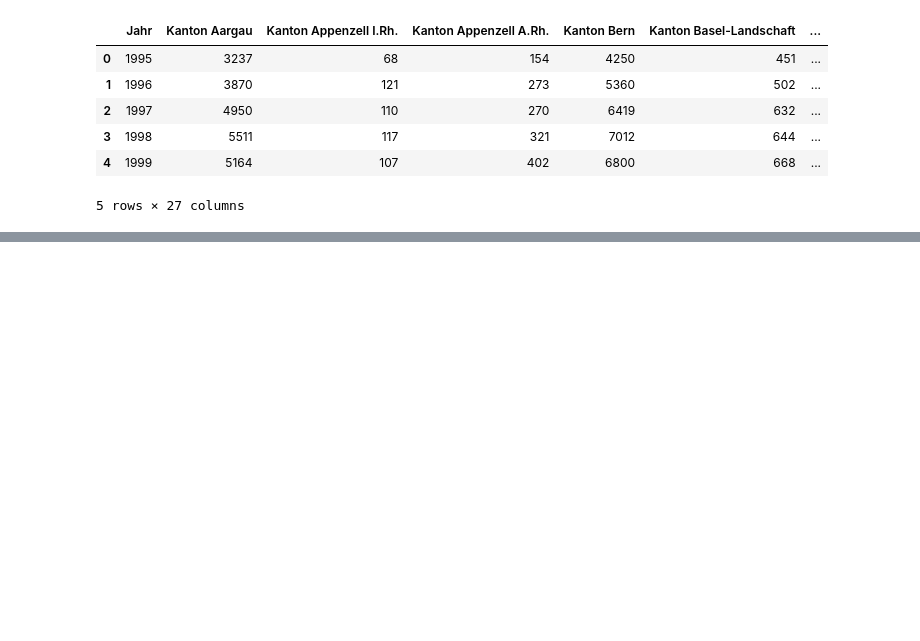
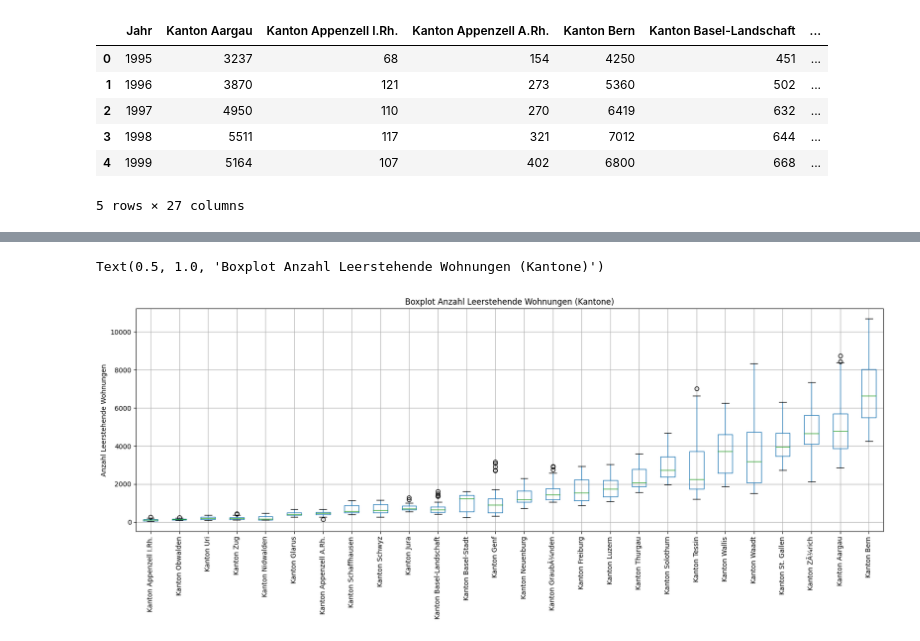
Before and after one commit to GRUPPE-BINA24/Datenspeicher, a Jupyter notebook: Kopie_von_Semesterarbeit_BINA.ipynb, the cells around one changed output, grey strips where cells are left out. Cells and saved outputs as stored; diff of their text form; code cells hidden in the pictures; blank space fills up the shorter version.

Commit message:
Boxplot Mathplotlib, Seaborn und Plotly

```diff
--- a/Kopie_von_Semesterarbeit_BINA.ipynb
+++ b/Kopie_von_Semesterarbeit_BINA.ipynb
@@ -209,0 +187,10 @@ plt.xticks(rotation='vertical')
+# %%
+#Daten der Grösse nach sortieren:
+
+# neue Zeile Mittelwert einfügen
+Data_Kanton.loc['Mittelwert'] = Data_Kanton.mean()
+
+# Spalten nach dem Mittelwert sortieren und neues df generieren
+Kanton_Sorted = Data_Kanton.sort_values(by='Mittelwert', axis=1)
+
+Kanton_Sorted.head()
@@ -209,0 +205,7 @@ plt.xticks(rotation='vertical')
+# %%
+#  "Mittelwert"-Zeile und Jahr-Spalte enfernen, damit sie nicht im Boxplot erscheinen
+
+
+Kanton_Final = Kanton_Sorted.drop('Jahr', axis=1).drop('Mittelwert')
+
+Kanton_Final.head()
@@ -209,0 +220,11 @@ plt.xticks(rotation='vertical')
+# %%
+#Boxplot erstellen und vertikale Beschriftung einfügen
+Kanton_Final.boxplot(figsize=(20, 6))
+
+plt.xticks(rotation='vertical')
+
+plt.ylabel('Anzahl Leerstehende Wohnungen')
+plt.title('Boxplot Anzahl Leerstehende Wohnungen (Kantone)')
+# %% [output]
+Text(0.5, 1.0, 'Boxplot Anzahl Leerstehende Wohnungen (Kantone)')
+[figure, added]
```
Also changed, not shown: parts of 5 cells of this notebook.
